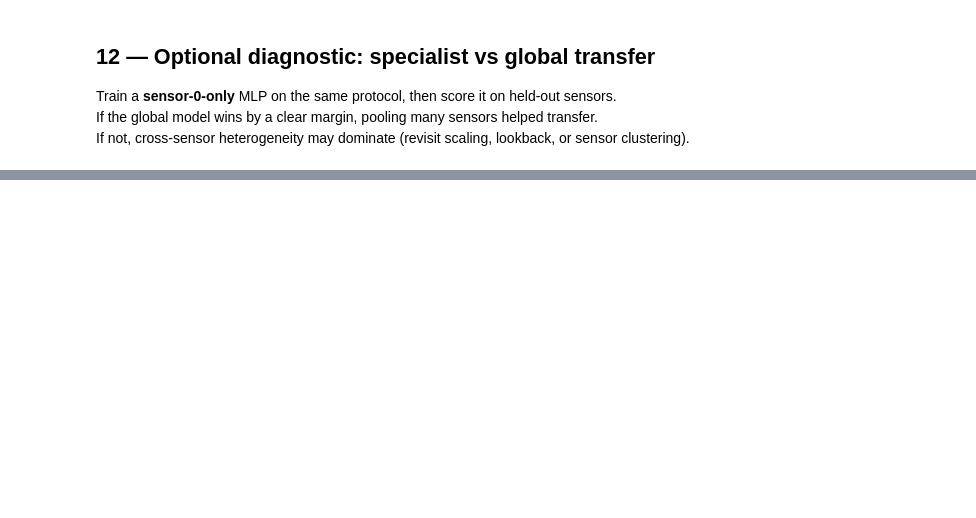
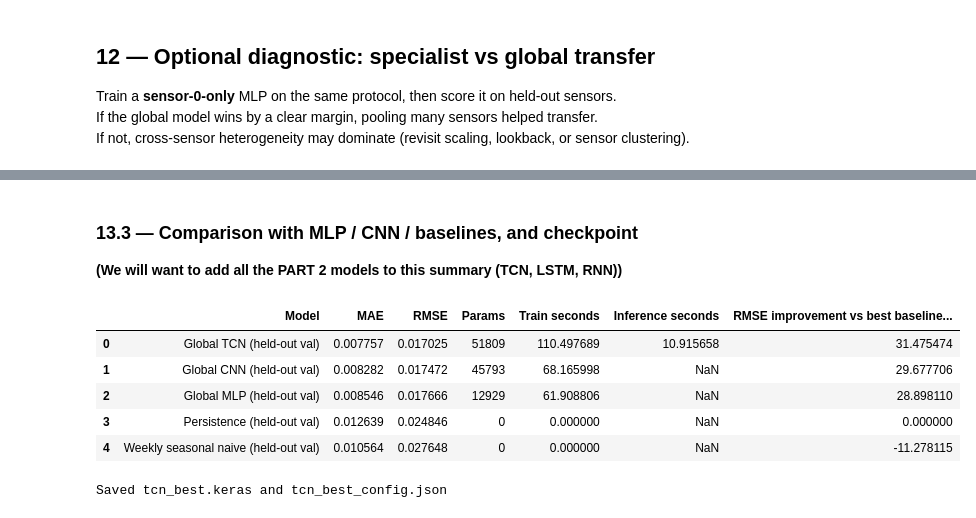
Before and after one commit to Matthew-Linders/AISE_4010_Group_Project, a Jupyter notebook: AISE4010_Project_Group02.ipynb, the cells around one changed output, grey strips where cells are left out. Cells and saved outputs as stored; diff of their text form; code cells hidden in the pictures; blank space fills up the shorter version.

```diff
--- a/AISE4010_Project_Group02.ipynb
+++ b/AISE4010_Project_Group02.ipynb
@@ -839,0 +1230,42 @@ NameError: name 'usable' is not defined
+# %% [markdown]
+### 13.3 — Comparison with MLP / CNN / baselines, and checkpoint
+
+
+**(We will want to add all the PART 2 models to this summary (TCN, LSTM, RNN))**
+# %%
+comparison_tcn = pd.concat(
+    [comparison.drop(columns=["RMSE improvement vs best baseline (%)"]), pd.DataFrame([tcn_held_metrics])],
+    ignore_index=True,
+)
+comparison_tcn["RMSE improvement vs best baseline (%)"] = (
+    100 * (best_baseline_rmse - comparison_tcn["RMSE"]) / best_baseline_rmse
+)
+display(comparison_tcn.sort_values("RMSE").reset_index(drop=True))
+
+# ---- Checkpoint: model + config + preprocessing state (for the final stage) ----
+tcn.save("tcn_best.keras")
+ckpt = {
+    "model_file": "tcn_best.keras",
+    "config": best_cfg,
+    "dilations": tcn_dil,
+    "receptive_field": receptive_field(best_cfg["kernel_size"], tcn_dil),
+    "lookback": LOOKBACK, "horizon": HORIZON, "seed": SEED,
+    "batch": BATCH, "epochs_cap": EPOCHS, "patience": PATIENCE,
+    "split": {"train_end": int(train_end), "val_end": int(val_end), "n_hours": int(N_HOURS)},
+    "scaling": "per_sensor (mu, sigma fit on train hours only)",
+    "scalers": {int(p["sensor"]): [p["mu"], p["sigma"]] for p in train_packs + held_packs},
+    "held_out_sensors": [int(s) for s in held_out],
+    "train_sensors": [int(s) for s in train_sensors],
+    "val_metrics_held_out": {k: float(tcn_held_metrics[k]) for k in ("MAE", "RMSE")},
+}
+with open("tcn_best_config.json", "w") as f:
+    json.dump(ckpt, f, indent=2)
+print("Saved tcn_best.keras and tcn_best_config.json")
+# %% [output]
+|  | Model | MAE | RMSE | Params | Train seconds | Inference seconds | RMSE improvement vs best baseline... |
+| 0 | Global TCN (held-out val) | 0.007757 | 0.017025 | 51809 | 110.497689 | 10.915658 | 31.475474 |
+| 1 | Global CNN (held-out val) | 0.008282 | 0.017472 | 45793 | 68.165998 | NaN | 29.677706 |
+| 2 | Global MLP (held-out val) | 0.008546 | 0.017666 | 12929 | 61.908806 | NaN | 28.898110 |
+| 3 | Persistence (held-out val) | 0.012639 | 0.024846 | 0 | 0.000000 | NaN | 0.000000 |
+| 4 | Weekly seasonal naive (held-out val) | 0.010564 | 0.027648 | 0 | 0.000000 | NaN | -11.278115 |
+Saved tcn_best.keras and tcn_best_config.json
```
Also changed, not shown: parts of 16 cells of this notebook.
